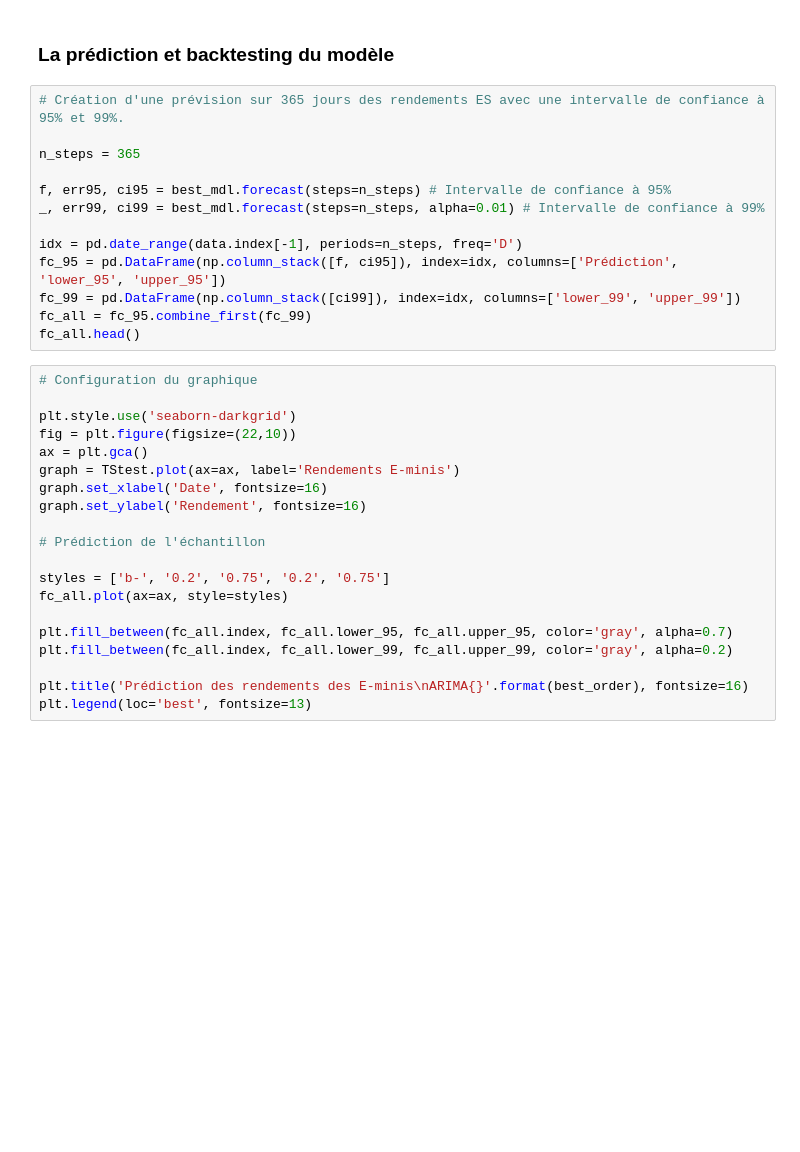
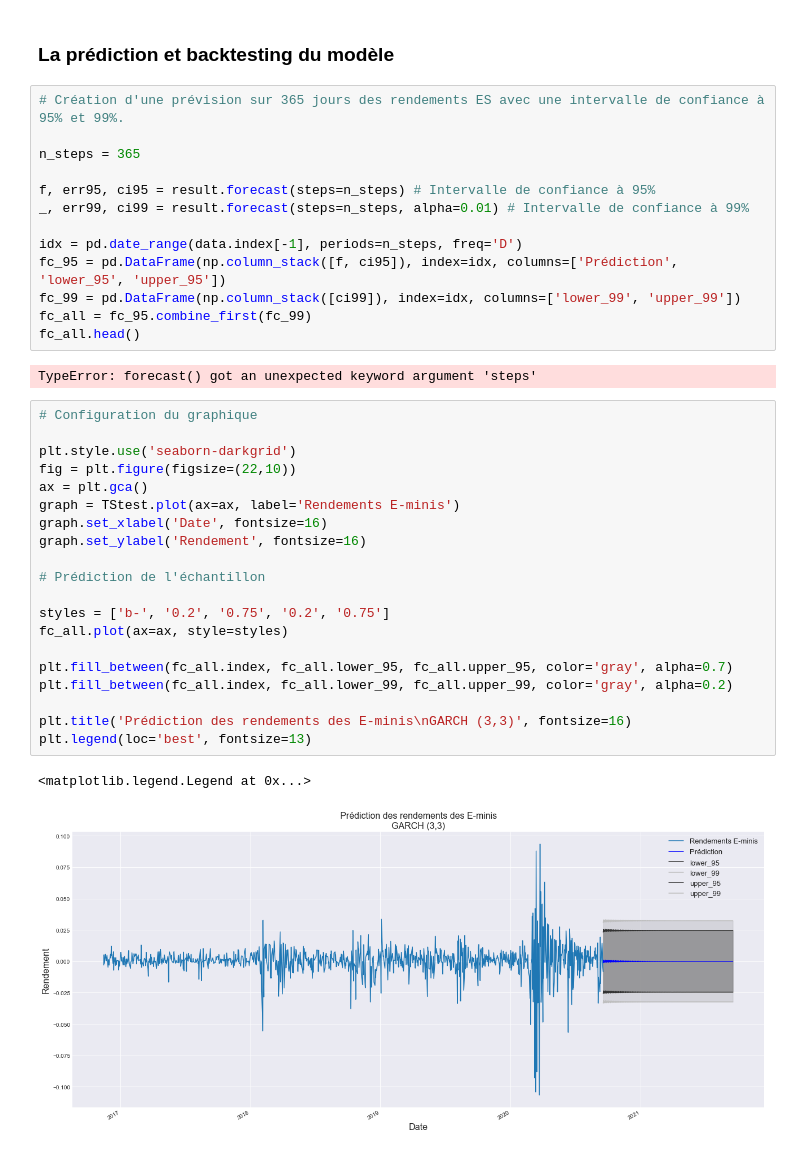
Before and after one commit to Lawisss/Helenos-Model, a Jupyter notebook: GARCH.ipynb, the cells around one changed output. Saved outputs shown, nothing was run; the diff lists cells and outputs as text; blank space fills up the shorter version.

Commit message:
GARCH Progression #2

```diff
--- a/GARCH.ipynb
+++ b/GARCH.ipynb
@@ -353,31 +351,36 @@ print('L\'erreur quadratique moyenne de la prévision est {}'.format(round(mse,
 
 n_steps = 365
 
-f, err95, ci95 = best_mdl.forecast(steps=n_steps) # Intervalle de confiance à 95%
-_, err99, ci99 = best_mdl.forecast(steps=n_steps, alpha=0.01) # Intervalle de confiance à 99%
+f, err95, ci95 = result.forecast(steps=n_steps) # Intervalle de confiance à 95%
+_, err99, ci99 = result.forecast(steps=n_steps, alpha=0.01) # Intervalle de confiance à 99%
 
 idx = pd.date_range(data.index[-1], periods=n_steps, freq='D')
 fc_95 = pd.DataFrame(np.column_stack([f, ci95]), index=idx, columns=['Prédiction', 'lower_95', 'upper_95'])
 fc_99 = pd.DataFrame(np.column_stack([ci99]), index=idx, columns=['lower_99', 'upper_99'])
 fc_all = fc_95.combine_first(fc_99)
 fc_all.head()
+# %% [output]
+TypeError: forecast() got an unexpected keyword argument 'steps'
 # %%
 # Configuration du graphique
 
 plt.style.use('seaborn-darkgrid')
 fig = plt.figure(figsize=(22,10))
 ax = plt.gca()
 graph = TStest.plot(ax=ax, label='Rendements E-minis')
 graph.set_xlabel('Date', fontsize=16)
 graph.set_ylabel('Rendement', fontsize=16)
 
 # Prédiction de l'échantillon
 
 styles = ['b-', '0.2', '0.75', '0.2', '0.75']
 fc_all.plot(ax=ax, style=styles)
 
 plt.fill_between(fc_all.index, fc_all.lower_95, fc_all.upper_95, color='gray', alpha=0.7)
 plt.fill_between(fc_all.index, fc_all.lower_99, fc_all.upper_99, color='gray', alpha=0.2)
 
-plt.title('Prédiction des rendements des E-minis\nARIMA{}'.format(best_order), fontsize=16)
+plt.title('Prédiction des rendements des E-minis\nGARCH (3,3)', fontsize=16)
 plt.legend(loc='best', fontsize=13)
+# %% [output]
+<matplotlib.legend.Legend at 0x...>
+[figure, added]
```
Also changed, not shown: parts of 7 cells of this notebook.
